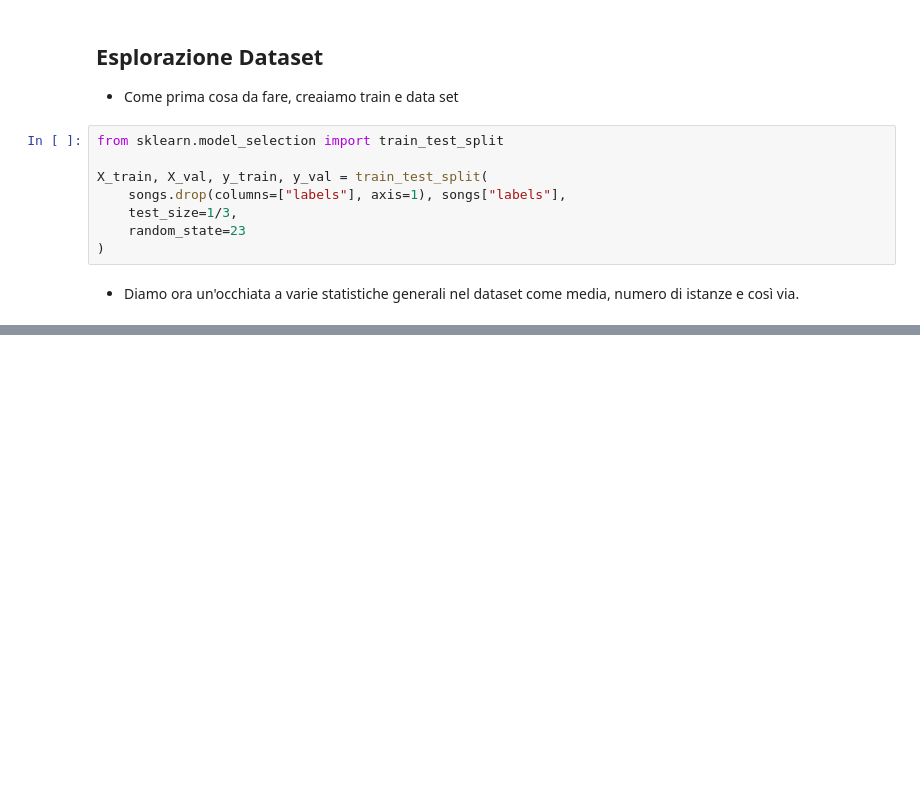
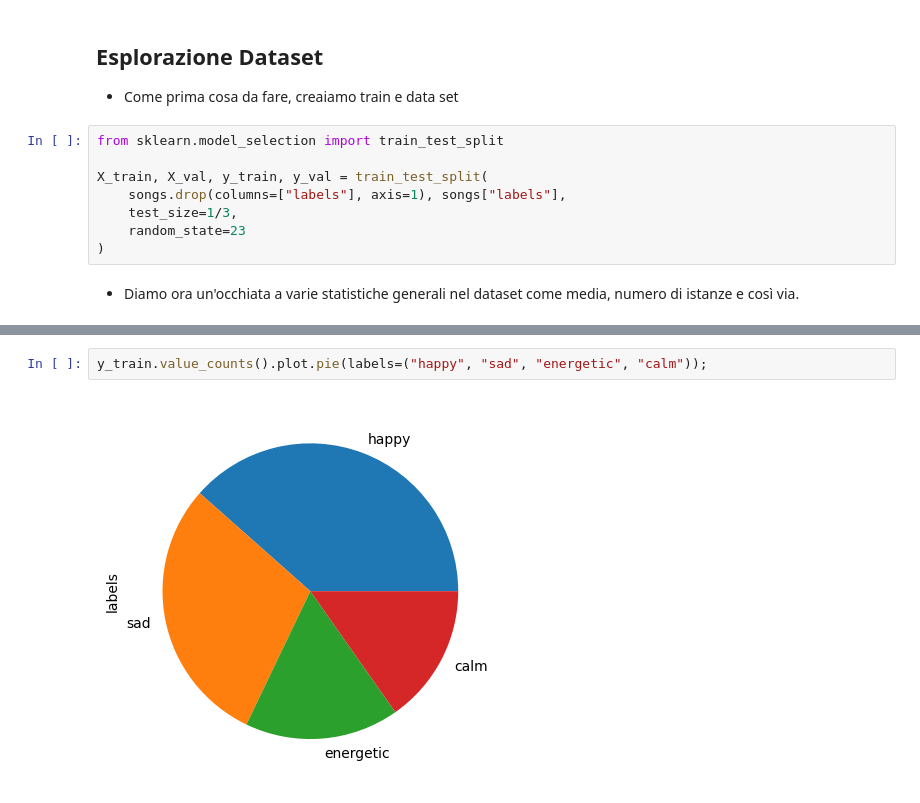
Before and after one commit to Corstor/DataIntensive_Progetto, a Jupyter notebook: progetto.ipynb, the cells around one changed output, grey strips where cells are left out. Drawn from its saved outputs; the diff is of its cells as text; blank space fills up the shorter version.

```diff
--- a/progetto.ipynb
+++ b/progetto.ipynb
@@ -88,0 +99,4 @@ X_train.describe()
+# %%
+y_train.value_counts().plot.pie(labels=("happy", "sad", "energetic", "calm"));
+# %% [output]
+[figure, added]
```
Also changed, not shown: parts of 10 cells of this notebook.
